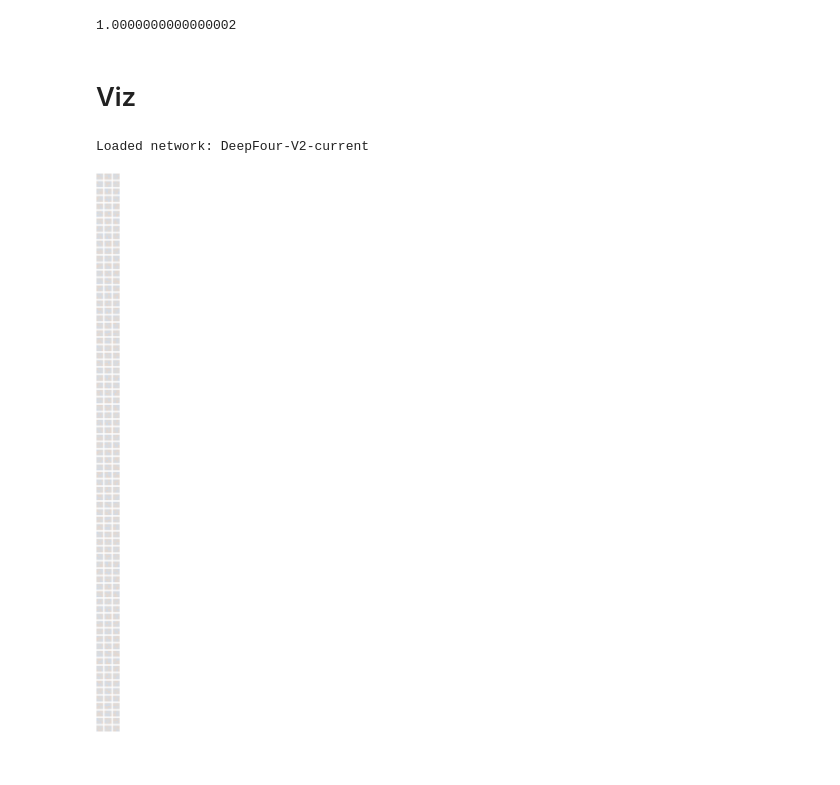
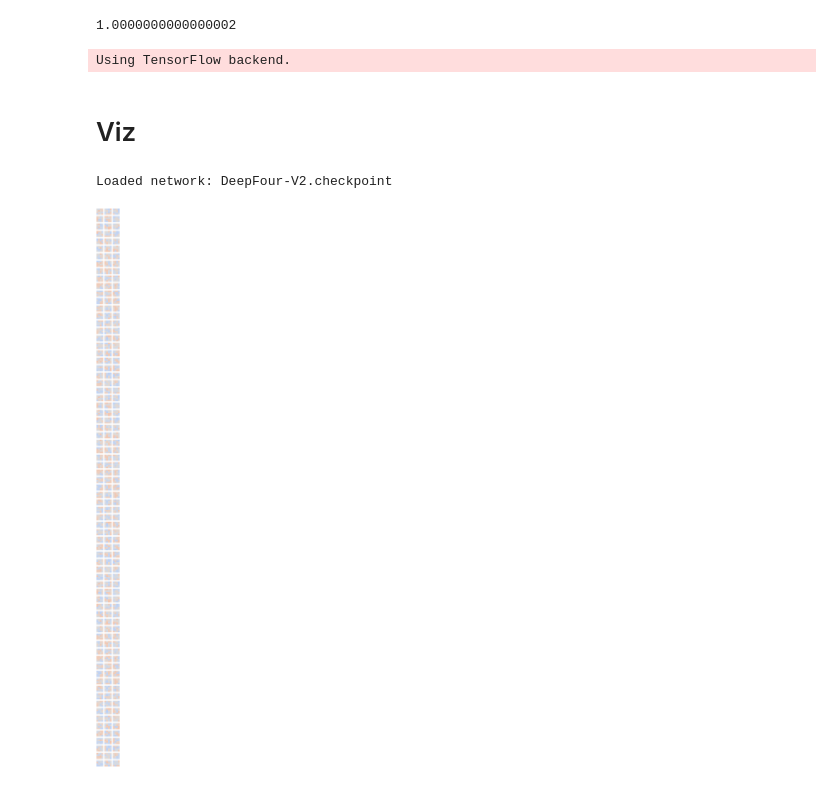
Before and after one commit to JulesHuisman/deep-learning, a Jupyter notebook: notebook.ipynb, the cells around one changed output. Cells and saved outputs as stored; diff of their text form; code cells hidden in the pictures.

```diff
--- a/notebook.ipynb
+++ b/notebook.ipynb
@@ -86,3 +130,7 @@ np.sum(a)
 np.sum(b)
 # %% [output]
 1.0000000000000002
+# %%
+net = DeepFour(Config())
+# %% [output]
+Using TensorFlow backend.
@@ -89,25 +141,27 @@ np.sum(b)
 # %% [markdown]
 # Viz
 # %%
-net = ConnectNet('DeepFour-V2')
-net.load('current')
+import matplotlib.pyplot as plt
+
+net = DeepFour(Config())
+net.load('checkpoint')
 
 layer  = net.model.layers[1]
 
 x = layer.get_weights()
 
 weights = x[0]
 s = weights.shape
 
 fig = plt.figure(figsize=(s[2]*2, s[3]*2))  # width, height in inches
 channel = 0
 filter = 0
 for i in range(s[2] * s[3]):
     sub = fig.add_subplot(s[3], s[2], i + 1)
-    sub.imshow(weights[:, :, channel, filter], cmap='coolwarm', clim=(-1, 1), aspect="auto")
+    sub.imshow(weights[:, :, channel, filter], cmap='coolwarm', clim=(-.3, .3), aspect="auto")
     plt.axis('off')
     channel = (channel + 1) % s[2]
     filter = (filter + 1) % s[3]
 # %% [output]
-Loaded network: DeepFour-V2-current
+Loaded network: DeepFour-V2.checkpoint
-[figure, old version]
+[figure, new version]
```
Also changed, not shown: parts of 18 cells of this notebook, 10 other files.
